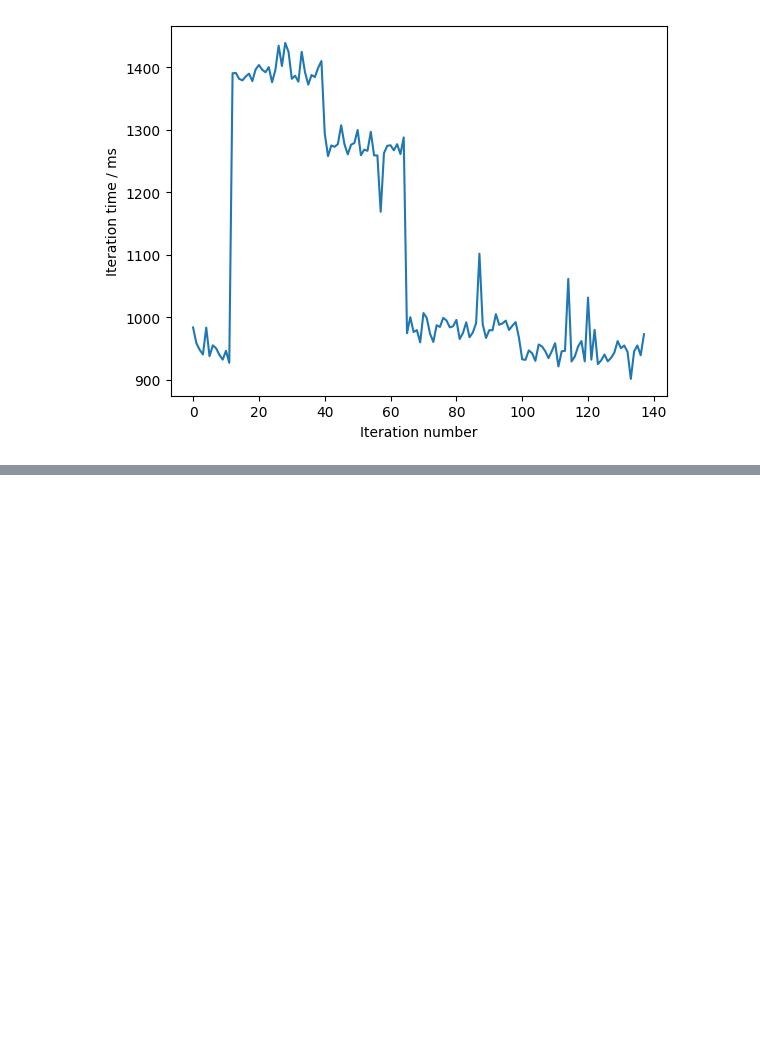
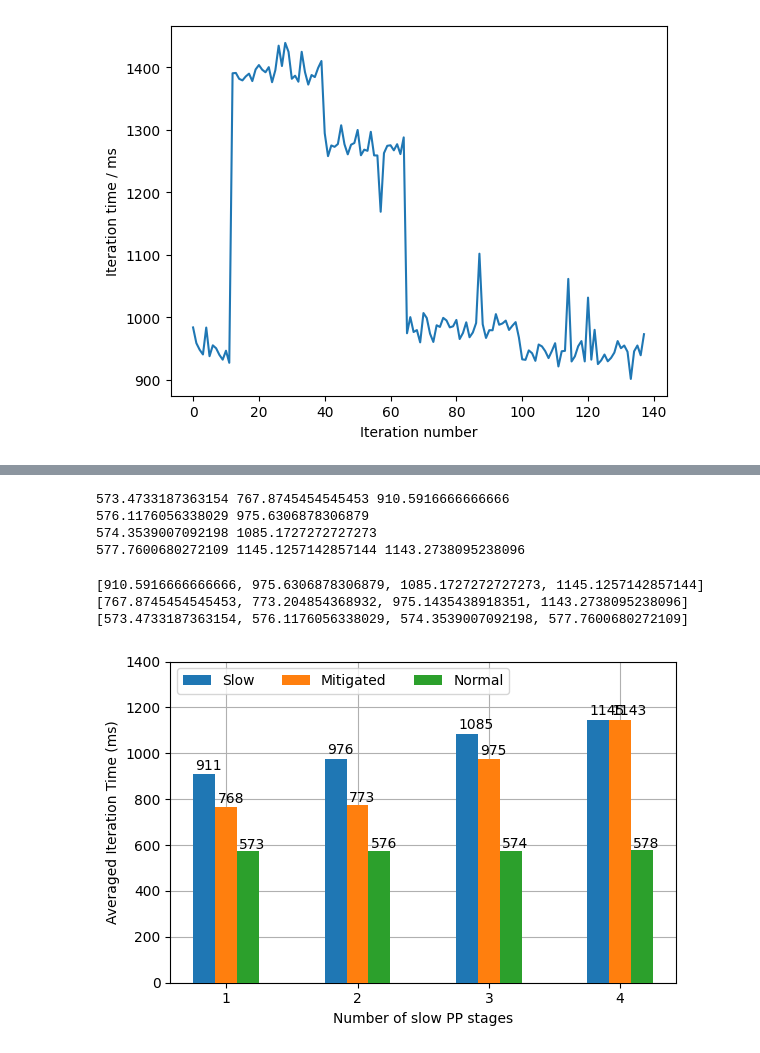
Before and after one commit to wutianyuan1/Megatron-failslow, a Jupyter notebook: draw.ipynb, the cells around one changed output, grey strips where cells are left out. Saved outputs shown, nothing was run; the diff lists cells and outputs as text; code cells hidden in the pictures; blank space fills up the shorter version.

```diff
--- a/draw.ipynb
+++ b/draw.ipynb
@@ -7,11 +8,12 @@ def parse_log(content):
     iter_re = r'iteration\s*(\d+)/\s*\d+'
     time_re = r'elapsed time per iteration \(ms\): (\d+\.\d+)'
     iters, times = re.findall(iter_re, content), re.findall(time_re, content)
-    return np.array(sorted([int(i) for i in iters])), np.array([float(i) for i in times if float(i) < 1000])
+    return np.array(sorted([int(i) for i in iters])), np.array([float(i) for i in times if float(i) < 2000])
 
 def draw_itertime(itertimes):
     itertimes = np.array(itertimes)
-    plt.plot(np.arange(len(itertimes)), itertimes)
+    yhat = itertimes #savgol_filter(itertimes, 51, 3)
+    plt.plot(np.arange(len(yhat)), yhat)
     plt.xlabel("Iteration number")
     plt.ylabel("Iteration time / ms")
 # %%
@@ -32,0 +74,52 @@ draw_itertime(times)
+# %%
+def parse_ppstage_comm_log(log_path):
+    with open(log_path, 'r') as f:
+        content = f.read()
+    contents = content.split("[Training paused]")
+    times = []
+    for i in range(len(contents)):
+        _, ts = parse_log(contents[i])
+        times.append(np.mean(ts))
+    # first part of log: normal, second: fail-slow
+    return times
+
+n1, s1, m1 = parse_new_comm_log("./usefullog/log_2024_08_30_21_24_01_093148_rank7/megatron_output_7.log") # 1PP with mitigate
+n2, s2 = parse_ppstage_comm_log("./usefullog/log_2024_08_30_21_05_56_801291_rank7/megatron_output_7.log") # 2PP
+n3, s3 = parse_ppstage_comm_log("./usefullog/log_2024_08_30_21_12_38_149038_rank7/megatron_output_7.log") # 3PP
+n4, s4, m4 = parse_new_comm_log("./usefullog/log_2024_08_30_21_37_14_051662_rank7/megatron_output_7.log")
+
+print(n1, m1, s1)
+print(n2, s2)
+print(n3, s3)
+print(n4, s4, m4)
+# %% [output]
+573.4733187363154 767.8745454545453 910.5916666666666
+576.1176056338029 975.6306878306879
+574.3539007092198 1085.1727272727273
+577.7600680272109 1145.1257142857144 1143.2738095238096
+# %%
+normal = [573.4733187363154, 576.1176056338029, 574.3539007092198, 577.7600680272109]
+slow = [910.5916666666666, 975.6306878306879, 1085.1727272727273, 1145.1257142857144]
+mitigate = [767.8745454545453, 773.204854368932, 975.1435438918351, 1143.2738095238096]
+
+plt.figure(figsize=(6, 4))
+legends = ['Slow', 'Mitigated', 'Normal']
+xlabels = ["1", "2", "3", "4"]
+for i, data in enumerate([slow, mitigate, normal]):
+    plt.bar(len(logs) * np.arange(len(data)) + 0.5*i, data, width=0.5, label=legends[i], zorder=100)
+    print(data)
+    for j in range(len(data)):
+        plt.text(len(logs) * j + 0.5*i - 0.2, data[j] * 1.02, "{:.0f}".format(data[j]))
+
+plt.grid(zorder=0)
+plt.legend(ncols=3, loc='upper left')
+plt.ylim(0, 1400)
+plt.xticks([0.5, 3.5, 6.5, 9.5], xlabels)
+plt.xlabel("Number of slow PP stages")
+plt.ylabel("Averaged Iteration Time (ms)")
+plt.tight_layout()
+# %% [output]
+[910.5916666666666, 975.6306878306879, 1085.1727272727273, 1145.1257142857144]
+[767.8745454545453, 773.204854368932, 975.1435438918351, 1143.2738095238096]
+[573.4733187363154, 576.1176056338029, 574.3539007092198, 577.7600680272109]
+[figure, added]
```
Also changed, not shown: parts of 4 cells of this notebook, 4 other files.
